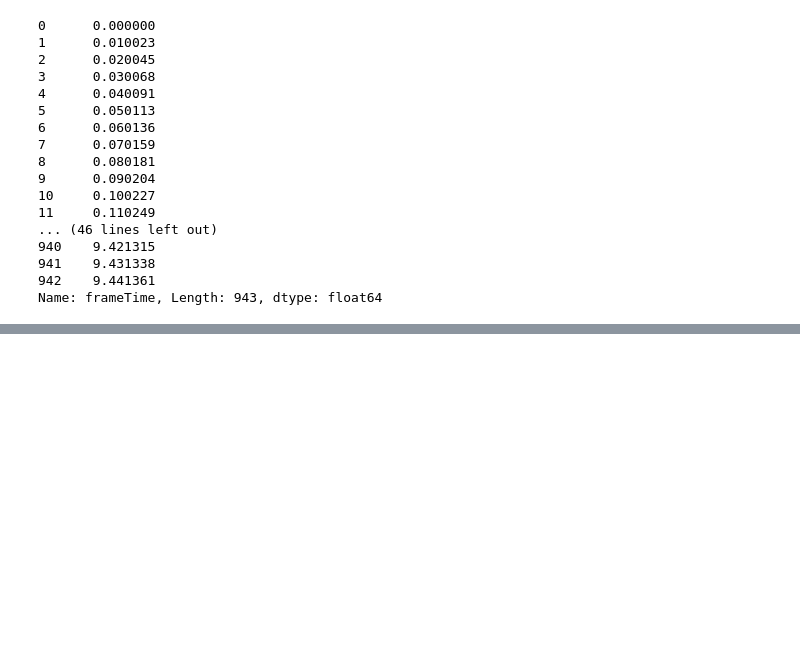
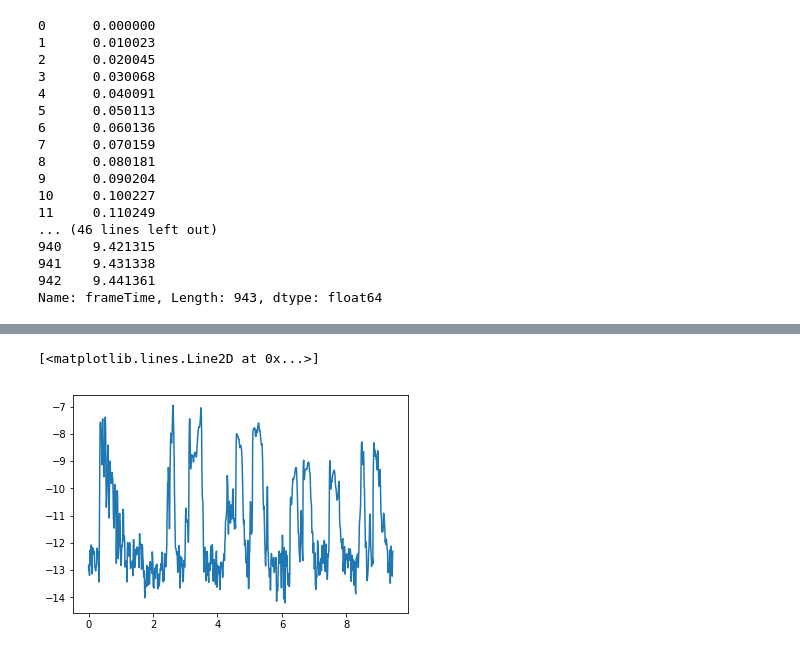
Before and after one commit to mostafashahin/SSD_Detection, a Jupyter notebook: SSD_Notebook.ipynb, the cells around one changed output, grey strips where cells are left out. Drawn from its saved outputs; the diff is of its cells as text; code cells hidden in the pictures; blank space fills up the shorter version.

```diff
--- a/SSD_Notebook.ipynb
+++ b/SSD_Notebook.ipynb
@@ -35,0 +56,5 @@ data.
+# %%
+plt.plot(data['frameTime'],data['pcm_LOGenergy'])
+# %% [output]
+[<matplotlib.lines.Line2D at 0x...>]
+[figure, added]
```
Also changed, not shown: parts of 5 cells of this notebook.
